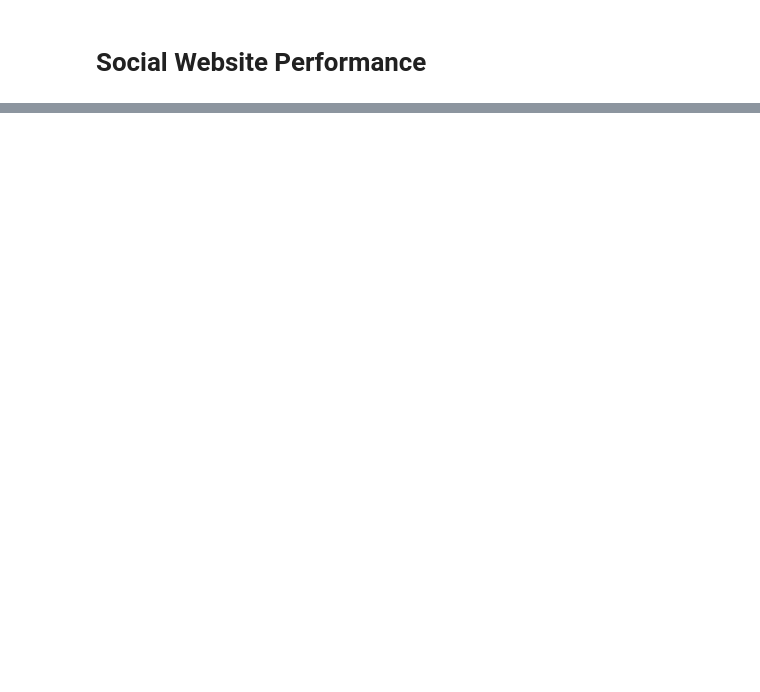
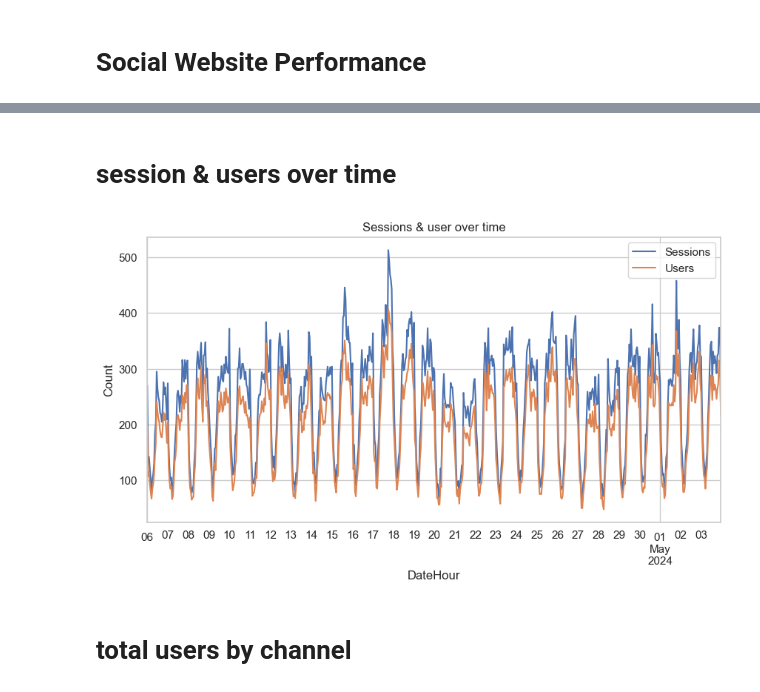
Before and after one commit to Aditya-KIT/Website-Traffic-Data, a Jupyter notebook: social_performance.ipynb, the cells around one changed output, grey strips where cells are left out. Saved outputs shown, nothing was run; the diff lists cells and outputs as text; code cells hidden in the pictures; blank space fills up the shorter version.

```diff
--- a/social_performance.ipynb
+++ b/social_performance.ipynb
@@ -37,3 +37,5 @@ df.head()
 | 2 | Direct | 2024041723 | 188 | 233 | 115 | 39.93991416309010 | ... |
 | 3 | Organic Social | 2024041718 | 187 | 256 | 125 | 32.16015625 | ... |
 | 4 | Organic Social | 2024041720 | 175 | 221 | 112 | 46.918552036199100 | ... |
+# %%
+df.columns=["Channel group","DateHour","Users","Sessions","Engaged sessions","Average engagement time per session","Engaged sessions per user","Events per session","Engagement rate","Event count"]
@@ -39,0 +51,2 @@ df.head()
+# %%
+df["DateHour"] = pd.to_datetime(df["DateHour"], format="%Y%m%d%H", errors="coerce")
@@ -39,0 +82,4 @@ df.head()
+# %%
+numeric_cols= df.columns.drop(["Channel group","DateHour"])
+df[numeric_cols]= df[numeric_cols].apply(pd.to_numeric, errors="coerce")
+df["Hour"] = df["DateHour"].dt.hour
@@ -39,0 +128,15 @@ df.head()
+# %% [markdown]
+# session & users over time
+# %%
+sns.set(style="whitegrid")
+# %%
+plt.figure(figsize=(10,5))
+df.groupby("DateHour")[["Sessions","Users"]].sum().plot(ax=plt.gca())
+plt.title("Sessions & user over time")
+plt.xlabel("DateHour")
+plt.ylabel("Count")
+plt.show()
+# %% [output]
+[figure, added]
+# %% [markdown]
+# total users by channel
```
Also changed, not shown: parts of 7 cells of this notebook.
